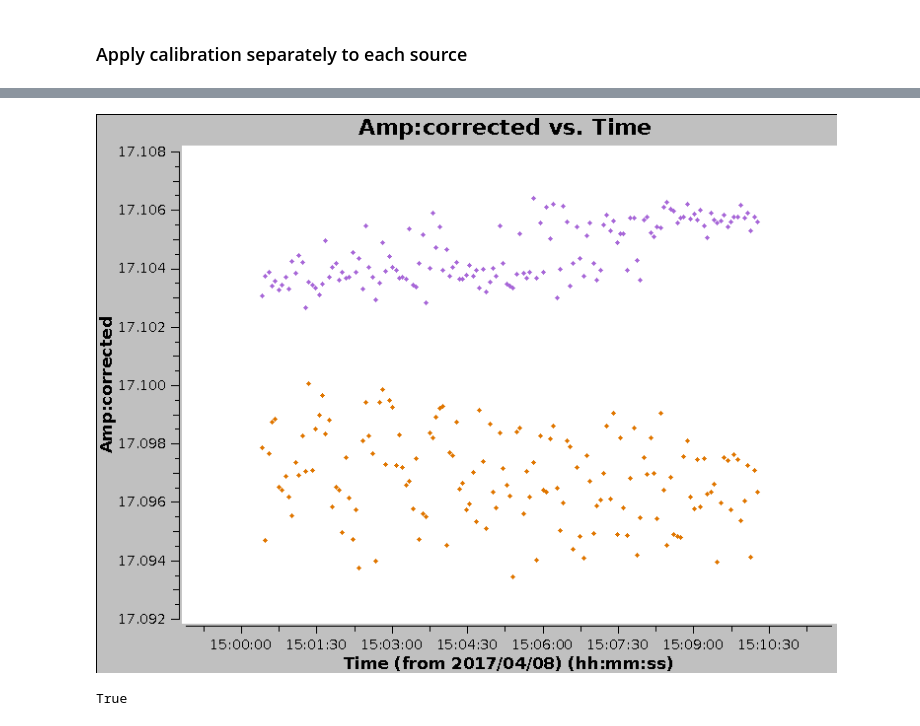
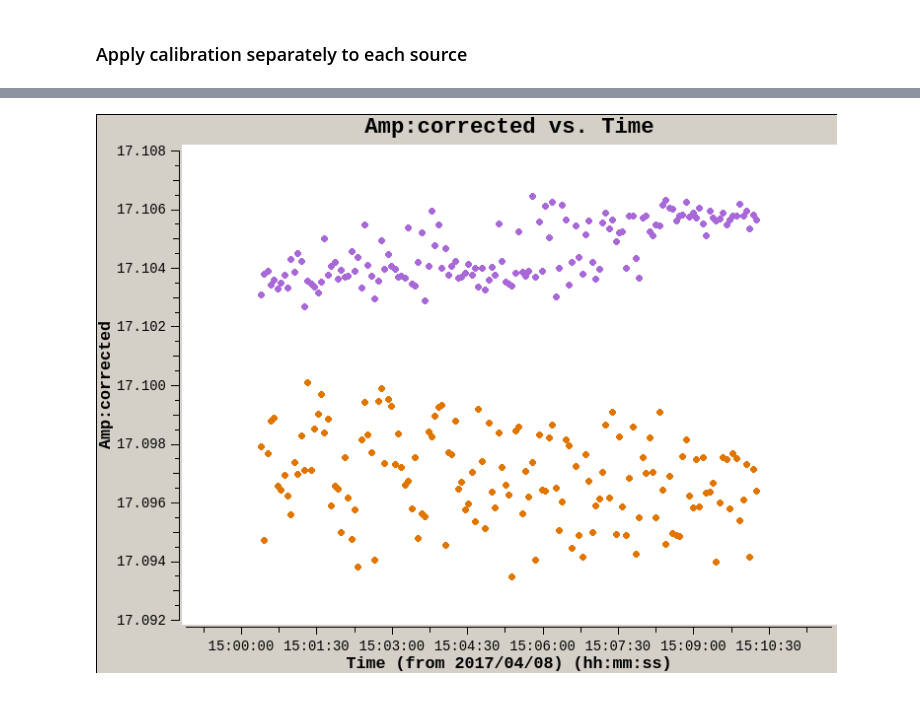
Before and after one commit to ska-sa/ARIWS-Cookbook, a Jupyter notebook: 2-Flagging_and_calibration/Basic_calibration_recipe.ipynb, the cells around one changed output, grey strips where cells are left out. Saved outputs shown, nothing was run; the diff lists cells and outputs as text; code cells hidden in the pictures.

```diff
--- a/2-Flagging_and_calibration/Basic_calibration_recipe.ipynb
+++ b/2-Flagging_and_calibration/Basic_calibration_recipe.ipynb
@@ -218,14 +394,19 @@ applycal(vis=msfile,
 # %%
 plotms(vis=msfile,
        xaxis='time',
        yaxis='amp',
        ydatacolumn='corrected',
        correlation='XX,YY',
        field=f_cal,
        coloraxis='corr',
        averagedata=True,
        avgbaseline=True,
-       avgchannel='4096')
+       avgchannel='4096',
+       showgui=False,
+       plotfile='mkat_passband.png',
+       overwrite=True,
+       clearplots=True,
+       )
+Image('mkat_passband.png', height=500)
 # %% [output]
-[figure, old version]
+[figure, new version]
-True
```
Also changed, not shown: parts of 59 cells of this notebook.
